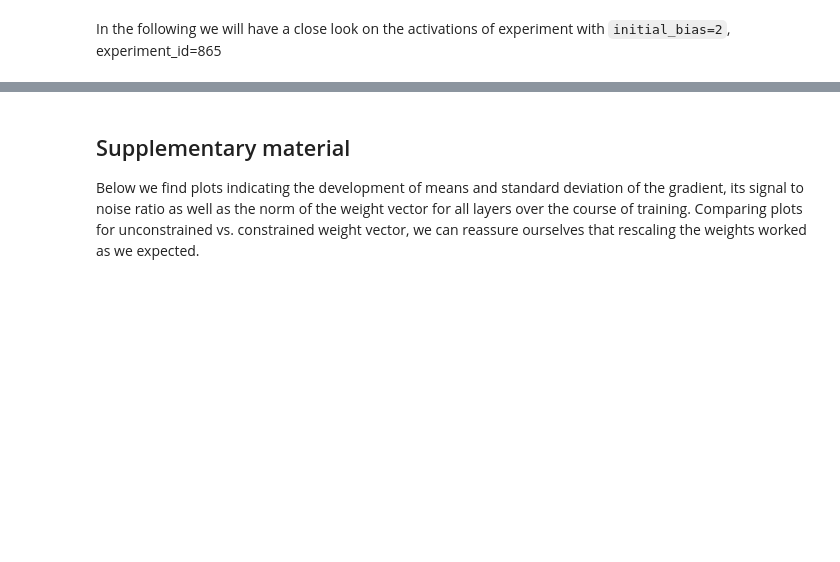
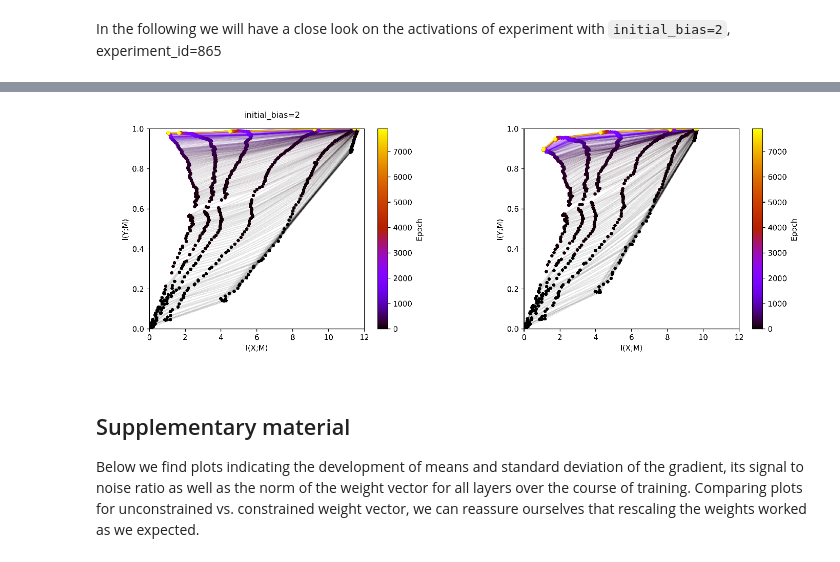
Before and after one commit to neuroinfo-os/deep-bottleneck, a Jupyter notebook: docs/experiments/10.initial_bias.ipynb, the cells around one changed output, grey strips where cells are left out. Saved outputs shown, nothing was run; the diff lists cells and outputs as text; code cells hidden in the pictures; blank space fills up the shorter version.

Commit message:
Add plot for mutiple runs initial bias 2

```diff
--- a/docs/experiments/10.initial_bias.ipynb
+++ b/docs/experiments/10.initial_bias.ipynb
@@ -67,3 +89,3 @@ plt.show()
 # %%
-bias2_multiple = loader.find_by_id(875)
+bias2_multiple = loader.find_by_id(885)
 bias2_multiple.config
@@ -70,16 +113,18 @@ bias2_multiple.config
 # %%
-fig, ax = plt.subplots(2,1, figsize=(12, 24))
+fig, ax = plt.subplots(1,2, figsize=(24, 24))
 ax = ax.flat
 
 img_train = plt.imread(BytesIO(bias2_multiple.artifacts['infoplane_train'].content))
 ax[0].axis('off')
 ax[0].imshow(img_train)
 ax[0].set_title(format_config(bias2_multiple.config, *differing_config_keys),
                 fontsize=16)
 img_test = plt.imread(BytesIO(bias2_multiple.artifacts['infoplane_test'].content))
 ax[1].axis('off')
 ax[1].imshow(img_test)
 plt.show()
+# %% [output]
+[figure, added]
 # %% [markdown]
 ## Supplementary material
 
```
Also changed, not shown: parts of 12 cells of this notebook.
